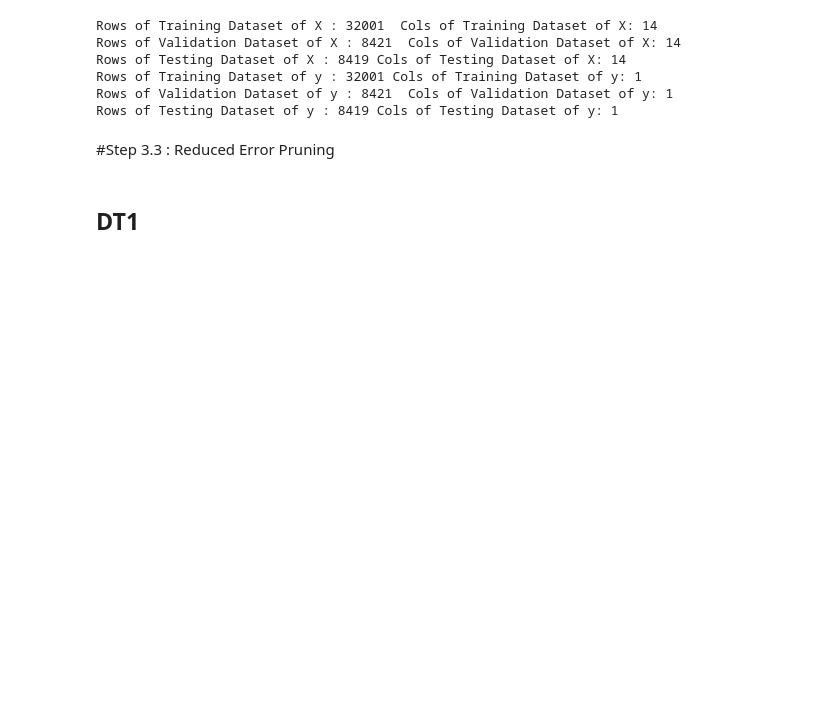
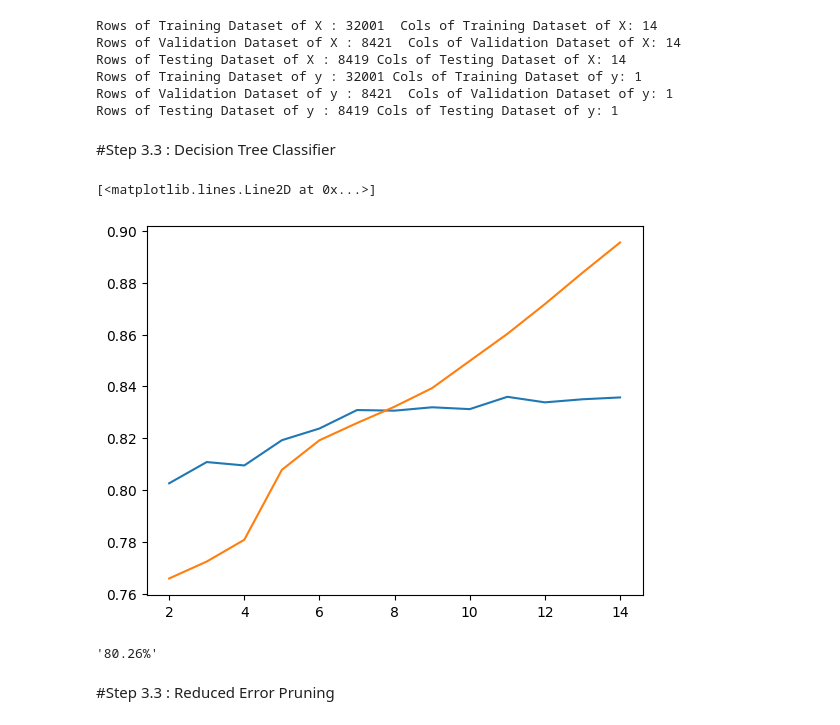
Before and after one commit to Hritik003/Decision-Tree-with-Pruning, a Jupyter notebook: decision_Tree.ipynb, the cells around one changed output. Cells and saved outputs as stored; diff of their text form; code cells hidden in the pictures; blank space fills up the shorter version.

```diff
--- a/decision_Tree.ipynb
+++ b/decision_Tree.ipynb
@@ -968,5 +910,29 @@ Rows of Testing Dataset of X : 8419 Cols of Testing Dataset of X: 14
 Rows of Training Dataset of y : 32001 Cols of Training Dataset of y: 1
 Rows of Validation Dataset of y : 8421  Cols of Validation Dataset of y: 1
 Rows of Testing Dataset of y : 8419 Cols of Testing Dataset of y: 1
+# %% [markdown]
+#Step 3.3 : Decision Tree Classifier
+# %%
+x_ax=[]
+y_ax_test=[]
+y_ax_train=[]
+n=X_train.shape[1]
+for i in range(n, 1, -1):
+    classifier1 = DecisionTree(max_depth=i)
+    classifier1.fit(X_train, y_train)
+    x_ax.append(i)
+    y_ax_test.append(classifier1.score(X_test_pruning, y_test_pruning))
+    y_ax_train.append(classifier1.score(X_train, y_train))
+plt.plot(x_ax,y_ax_test)
+plt.plot(x_ax,y_ax_train)
+# %% [output]
+[<matplotlib.lines.Line2D at 0x...>]
+[figure, added]
+# %%
+Y_pred = classifier1.predict(X_test_pruning)
+from sklearn.metrics import accuracy_score
+round((accuracy_score(y_test_pruning,Y_pred))*100,2).astype(str)+'%'
+# %% [output]
+'80.26%'
 # %% [markdown]
 #Step 3.3 : Reduced Error Pruning
@@ -976,2 +938,0 @@ from copy import deepcopy
-# %% [markdown]
-## DT1
```
Also changed, not shown: parts of 29 cells of this notebook.
